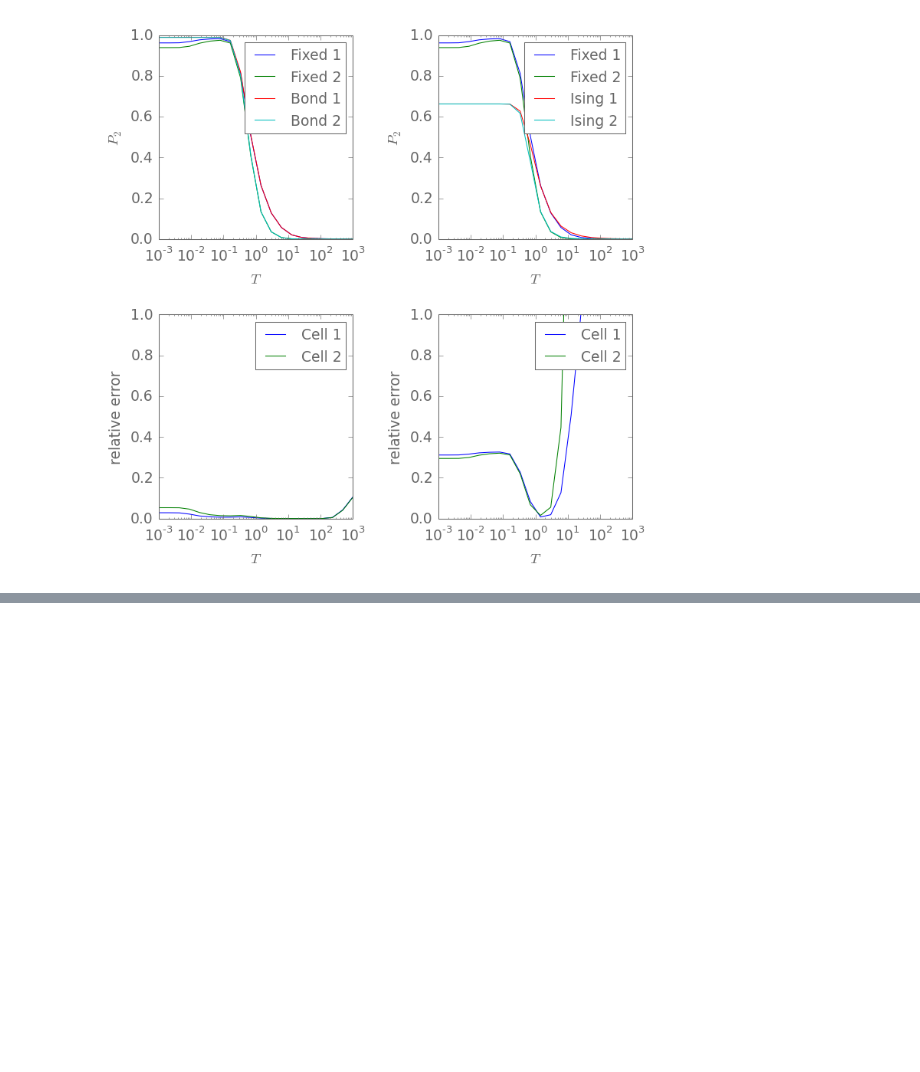
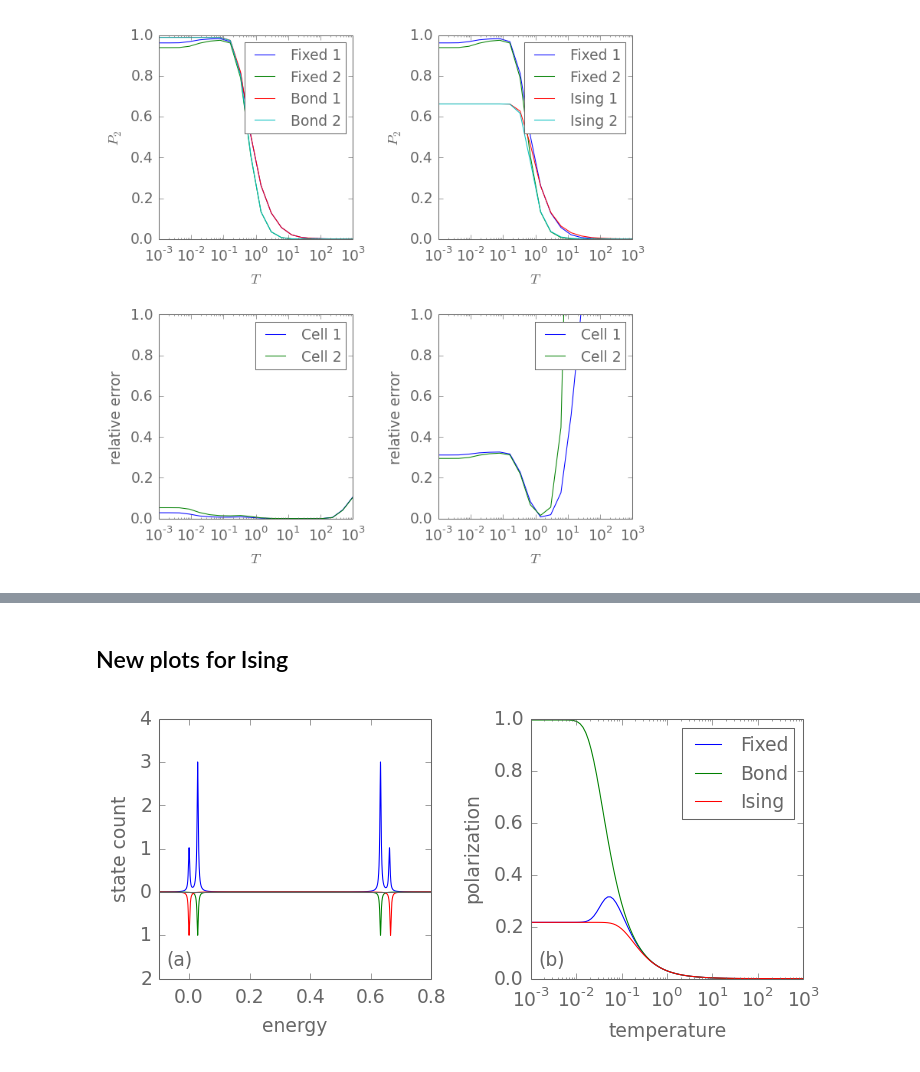
Before and after one commit to meznom/phd_thesis, a Jupyter notebook: notebooks/chapter02.ipynb, the cells around one changed output, grey strips where cells are left out. Drawn from its saved outputs; the diff is of its cells as text; code cells hidden in the pictures; blank space fills up the shorter version.

```diff
--- a/notebooks/chapter02.ipynb
+++ b/notebooks/chapter02.ipynb
@@ -610,0 +642,2 @@ display(PETplot(T,V1,boa,P_D))
+# %% [markdown]
+## New plots for Ising
@@ -610,0 +688,4 @@ display(PETplot(T,V1,boa,P_D))
+# %%
+display(ising_one_cell_figure())
+# %% [output]
+[figure, added]
```
Also changed, not shown: parts of 21 cells of this notebook, 11 other files.
